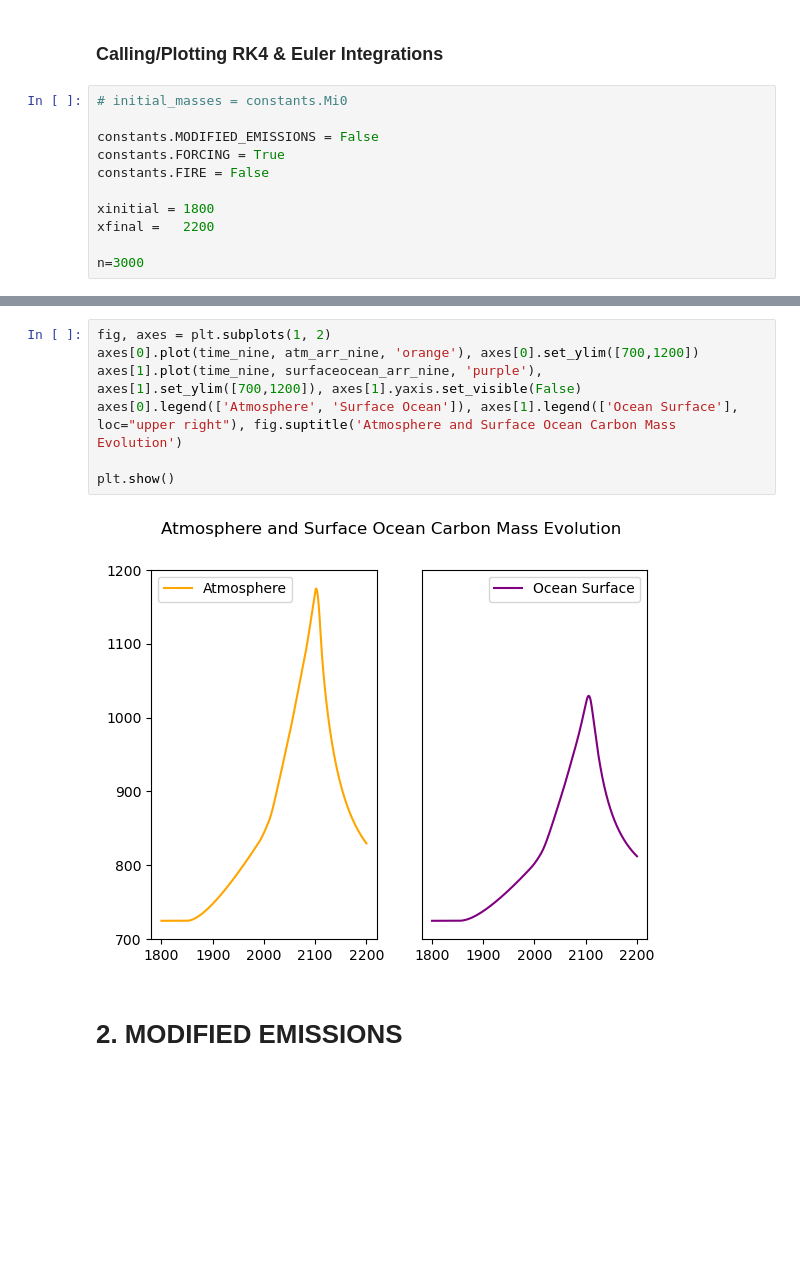
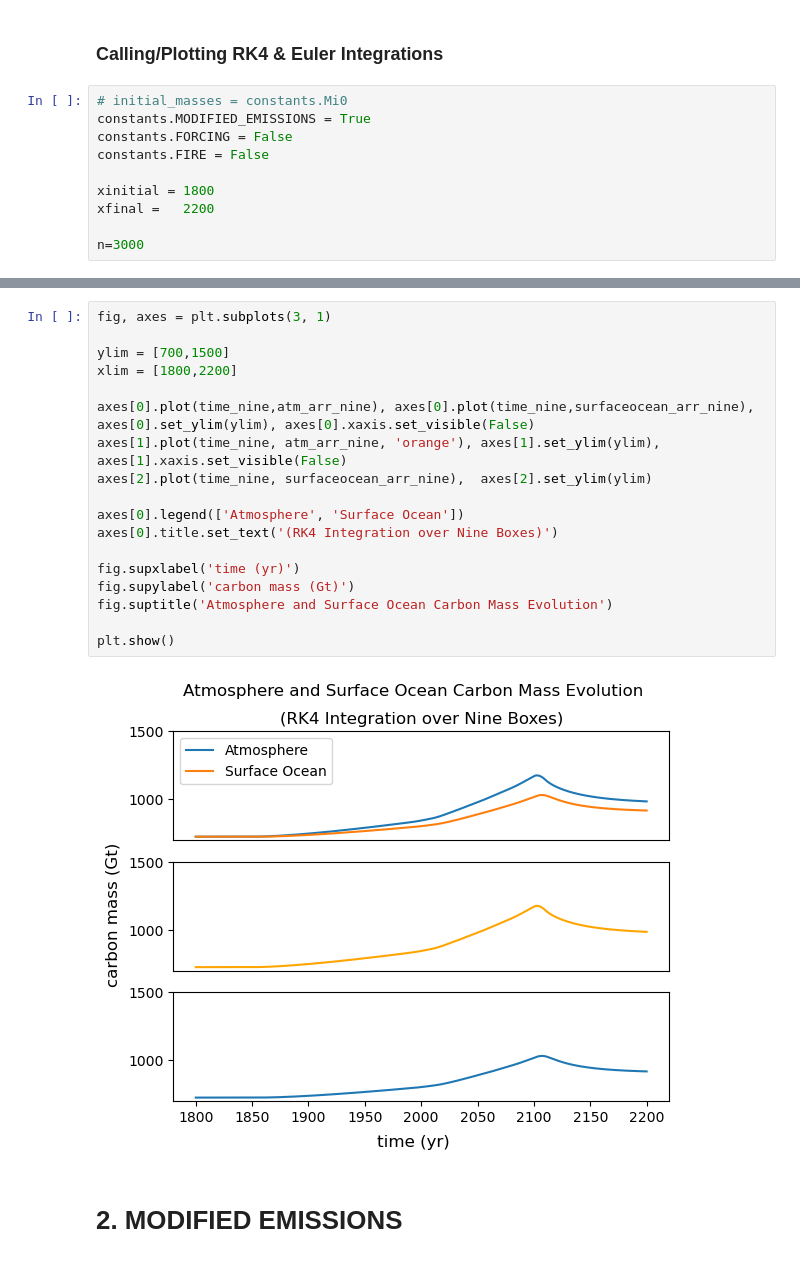
Before and after one commit to ejb1733/eosc453, a Jupyter notebook: assn1/code/main.ipynb, the cells around one changed output, grey strips where cells are left out. Cells and saved outputs as stored; diff of their text form; blank space fills up the shorter version.

```diff
--- a/assn1/code/main.ipynb
+++ b/assn1/code/main.ipynb
@@ -13,9 +14,8 @@ from helpers import ODEs_nineboxes
 ### **Calling/Plotting RK4 & Euler Integrations** ###
 # %%
 # initial_masses = constants.Mi0
-
-constants.MODIFIED_EMISSIONS = False
-constants.FORCING = True
+constants.MODIFIED_EMISSIONS = True
+constants.FORCING = False
 constants.FIRE = False
 
 xinitial = 1800
@@ -76,12 +90,23 @@ plt.show()
 # %%
-fig, axes = plt.subplots(1, 2)
-axes[0].plot(time_nine, atm_arr_nine, 'orange'), axes[0].set_ylim([700,1200])
-axes[1].plot(time_nine, surfaceocean_arr_nine, 'purple'), axes[1].set_ylim([700,1200]), axes[1].yaxis.set_visible(False)
-axes[0].legend(['Atmosphere', 'Surface Ocean']), axes[1].legend(['Ocean Surface'], loc="upper right"), fig.suptitle('Atmosphere and Surface Ocean Carbon Mass Evolution')
+fig, axes = plt.subplots(3, 1)
+
+ylim = [700,1500]
+xlim = [1800,2200]
+
+axes[0].plot(time_nine,atm_arr_nine), axes[0].plot(time_nine,surfaceocean_arr_nine), axes[0].set_ylim(ylim), axes[0].xaxis.set_visible(False)
+axes[1].plot(time_nine, atm_arr_nine, 'orange'), axes[1].set_ylim(ylim), axes[1].xaxis.set_visible(False)
+axes[2].plot(time_nine, surfaceocean_arr_nine),  axes[2].set_ylim(ylim)
+
+axes[0].legend(['Atmosphere', 'Surface Ocean'])
+axes[0].title.set_text('(RK4 Integration over Nine Boxes)')
+
+fig.supxlabel('time (yr)')
+fig.supylabel('carbon mass (Gt)')
+fig.suptitle('Atmosphere and Surface Ocean Carbon Mass Evolution')
 
 plt.show()
 # %% [output]
-[figure, old version]
+[figure, new version]
 # %% [markdown]
 # **2. MODIFIED EMISSIONS**
 # %%
```
Also changed, not shown: parts of 12 cells of this notebook, 2 other files.
